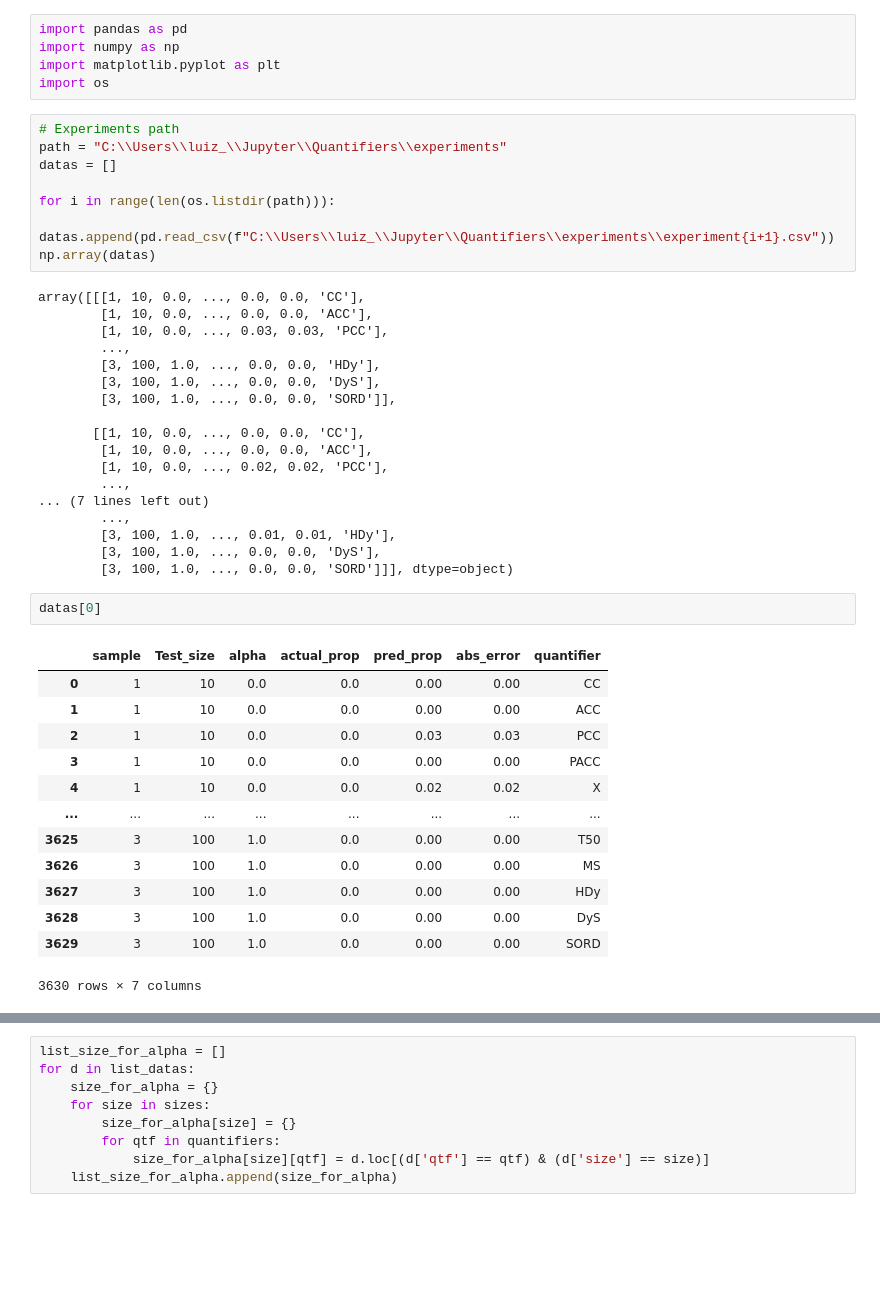
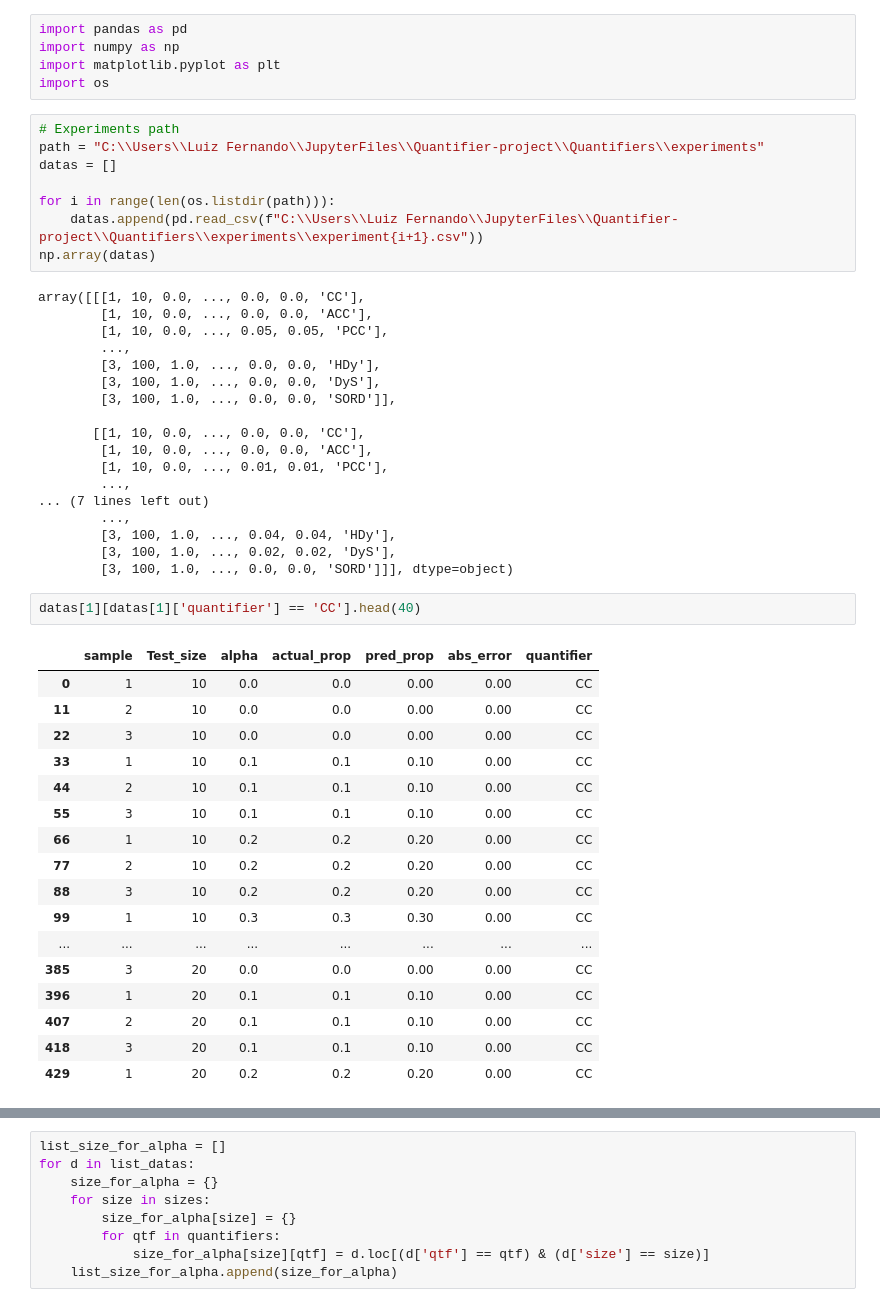
Before and after one commit to luizfernandolj/Quantifiers, a Jupyter notebook: Analysis.ipynb, the cells around one changed output, grey strips where cells are left out. Cells and saved outputs as stored; diff of their text form; blank space fills up the shorter version.

```diff
--- a/Analysis.ipynb
+++ b/Analysis.ipynb
@@ -5,16 +5,16 @@ import matplotlib.pyplot as plt
 import os
 # %%
 # Experiments path
-path = "C:\\Users\\luiz_\\Jupyter\\Quantifiers\\experiments"
+path = "C:\\Users\\Luiz Fernando\\JupyterFiles\\Quantifier-project\\Quantifiers\\experiments"
 datas = []
 
 for i in range(len(os.listdir(path))):
-    datas.append(pd.read_csv(f"C:\\Users\\luiz_\\Jupyter\\Quantifiers\\experiments\\experiment{i+1}.csv"))
+    datas.append(pd.read_csv(f"C:\\Users\\Luiz Fernando\\JupyterFiles\\Quantifier-project\\Quantifiers\\experiments\\experiment{i+1}.csv"))
 np.array(datas)
 # %% [output]
 array([[[1, 10, 0.0, ..., 0.0, 0.0, 'CC'],
         [1, 10, 0.0, ..., 0.0, 0.0, 'ACC'],
-        [1, 10, 0.0, ..., 0.03, 0.03, 'PCC'],
+        [1, 10, 0.0, ..., 0.05, 0.05, 'PCC'],
         ...,
         [3, 100, 1.0, ..., 0.0, 0.0, 'HDy'],
         [3, 100, 1.0, ..., 0.0, 0.0, 'DyS'],
@@ -22,26 +22,30 @@ array([[[1, 10, 0.0, ..., 0.0, 0.0, 'CC'],
 
        [[1, 10, 0.0, ..., 0.0, 0.0, 'CC'],
         [1, 10, 0.0, ..., 0.0, 0.0, 'ACC'],
-        [1, 10, 0.0, ..., 0.02, 0.02, 'PCC'],
+        [1, 10, 0.0, ..., 0.01, 0.01, 'PCC'],
         ...,
 ... (7 lines left out)
         ...,
-        [3, 100, 1.0, ..., 0.01, 0.01, 'HDy'],
-        [3, 100, 1.0, ..., 0.0, 0.0, 'DyS'],
+        [3, 100, 1.0, ..., 0.04, 0.04, 'HDy'],
+        [3, 100, 1.0, ..., 0.02, 0.02, 'DyS'],
         [3, 100, 1.0, ..., 0.0, 0.0, 'SORD']]], dtype=object)
 # %%
-datas[0]
+datas[1][datas[1]['quantifier'] == 'CC'].head(40)
 # %% [output]
 |  | sample | Test_size | alpha | actual_prop | pred_prop | abs_error | quantifier |
 | 0 | 1 | 10 | 0.0 | 0.0 | 0.00 | 0.00 | CC |
-| 1 | 1 | 10 | 0.0 | 0.0 | 0.00 | 0.00 | ACC |
-| 2 | 1 | 10 | 0.0 | 0.0 | 0.03 | 0.03 | PCC |
-| 3 | 1 | 10 | 0.0 | 0.0 | 0.00 | 0.00 | PACC |
-| 4 | 1 | 10 | 0.0 | 0.0 | 0.02 | 0.02 | X |
+| 11 | 2 | 10 | 0.0 | 0.0 | 0.00 | 0.00 | CC |
+| 22 | 3 | 10 | 0.0 | 0.0 | 0.00 | 0.00 | CC |
+| 33 | 1 | 10 | 0.1 | 0.1 | 0.10 | 0.00 | CC |
+| 44 | 2 | 10 | 0.1 | 0.1 | 0.10 | 0.00 | CC |
+| 55 | 3 | 10 | 0.1 | 0.1 | 0.10 | 0.00 | CC |
+| 66 | 1 | 10 | 0.2 | 0.2 | 0.20 | 0.00 | CC |
+| 77 | 2 | 10 | 0.2 | 0.2 | 0.20 | 0.00 | CC |
+| 88 | 3 | 10 | 0.2 | 0.2 | 0.20 | 0.00 | CC |
+| 99 | 1 | 10 | 0.3 | 0.3 | 0.30 | 0.00 | CC |
 | ... | ... | ... | ... | ... | ... | ... | ... |
-| 3625 | 3 | 100 | 1.0 | 0.0 | 0.00 | 0.00 | T50 |
-| 3626 | 3 | 100 | 1.0 | 0.0 | 0.00 | 0.00 | MS |
-| 3627 | 3 | 100 | 1.0 | 0.0 | 0.00 | 0.00 | HDy |
-| 3628 | 3 | 100 | 1.0 | 0.0 | 0.00 | 0.00 | DyS |
-| 3629 | 3 | 100 | 1.0 | 0.0 | 0.00 | 0.00 | SORD |
+| 385 | 3 | 20 | 0.0 | 0.0 | 0.00 | 0.00 | CC |
+| 396 | 1 | 20 | 0.1 | 0.1 | 0.10 | 0.00 | CC |
+| 407 | 2 | 20 | 0.1 | 0.1 | 0.10 | 0.00 | CC |
+| 418 | 3 | 20 | 0.1 | 0.1 | 0.10 | 0.00 | CC |
+| 429 | 1 | 20 | 0.2 | 0.2 | 0.20 | 0.00 | CC |
-3630 rows × 7 columns
```
Also changed, not shown: parts of 14 cells of this notebook, 4 other files.
